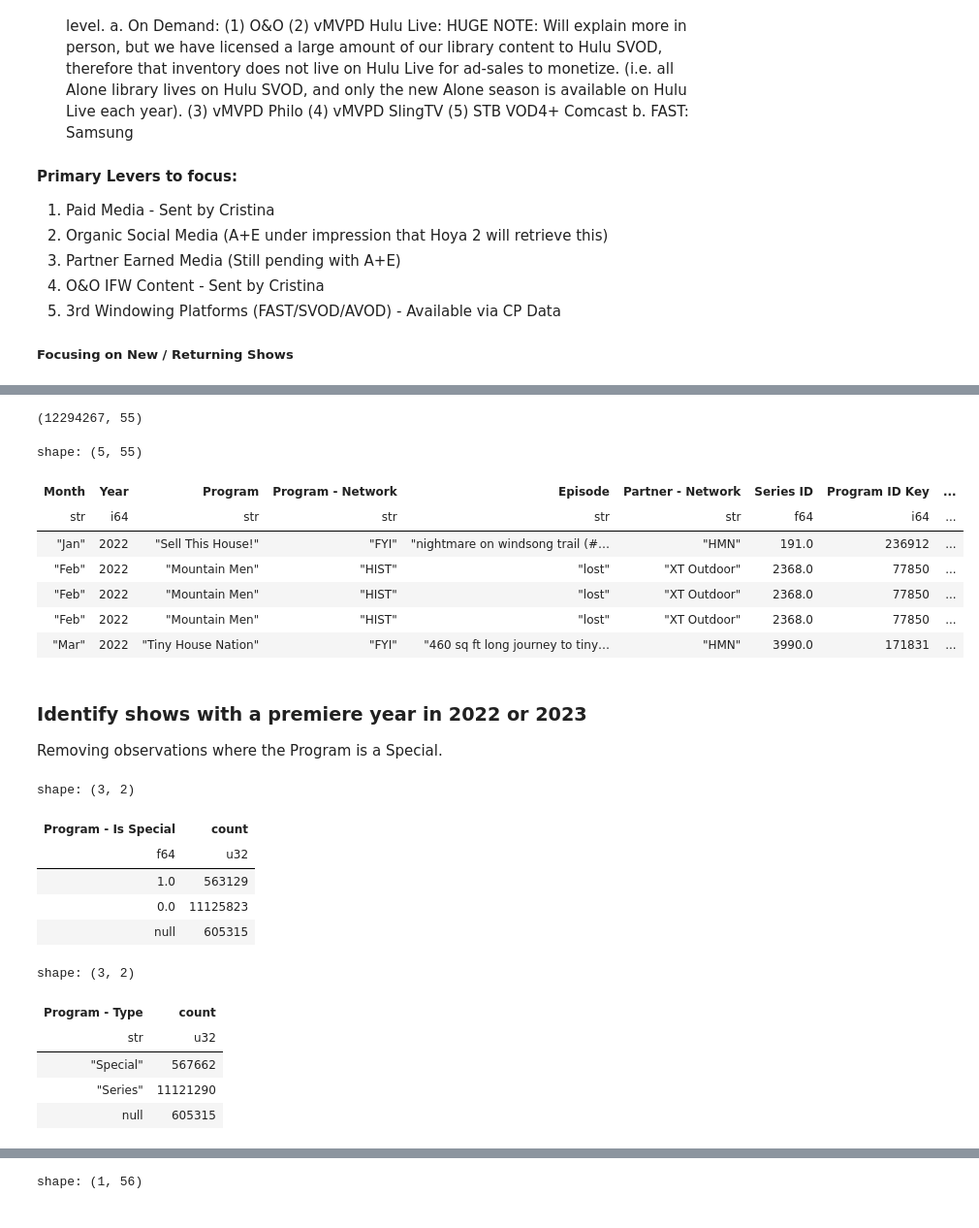
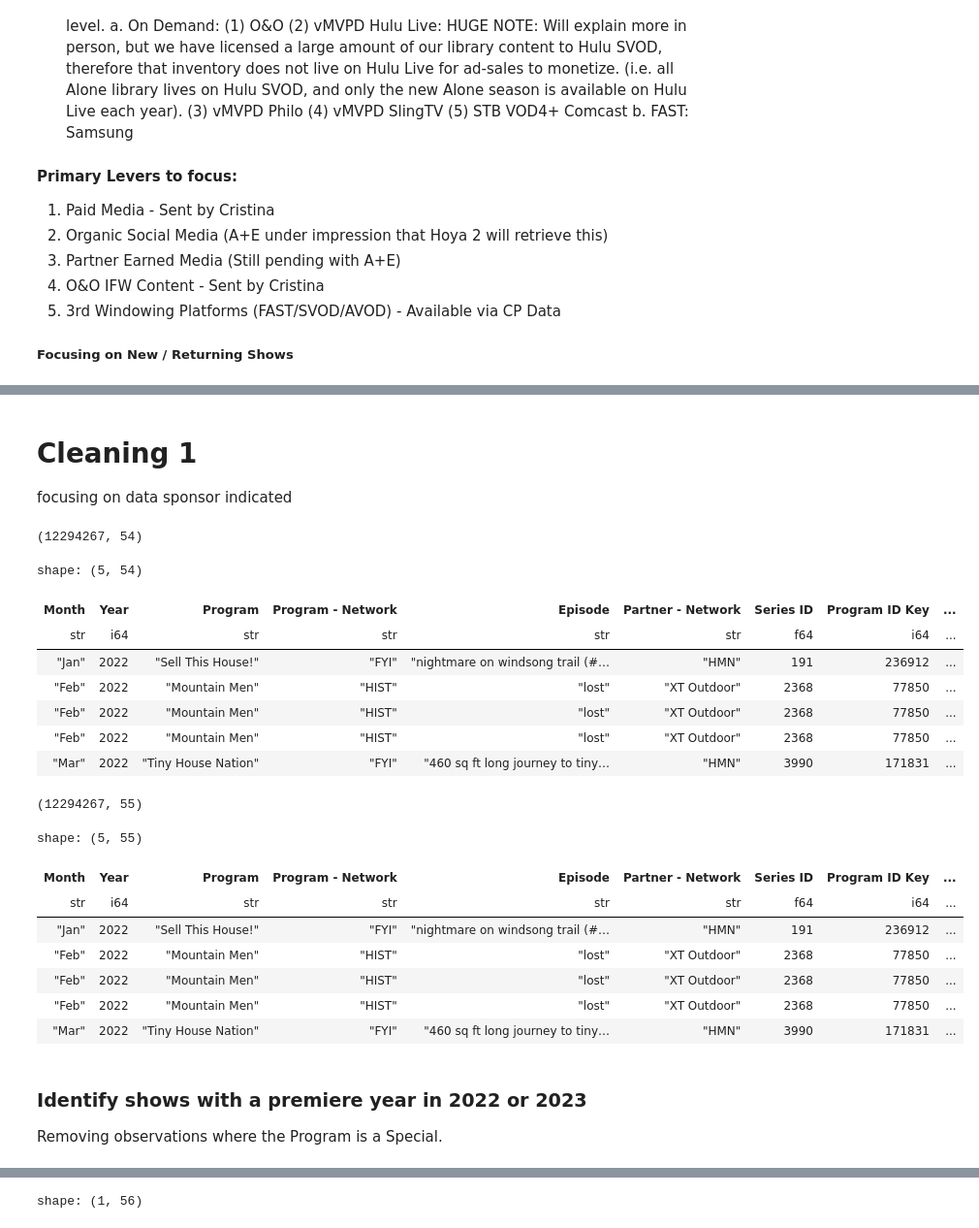
Before and after one commit to cjmireider/HOYA2, a Jupyter notebook: capstone_data_clean.ipynb, the cells around one changed output, grey strips where cells are left out. Shown at 97% size. Saved outputs shown, nothing was run; the diff lists cells and outputs as text; code cells hidden in the pictures.

```diff
--- a/capstone_data_clean.ipynb
+++ b/capstone_data_clean.ipynb
@@ -56,3 +111,28 @@ shape: (5, 54)
+# %% [markdown]
+# Cleaning 1
+focusing on data sponsor indicated
+# %%
+import pandas as pd
+import numpy as np
+import os
+import polars as pl
+
+pl.Config.set_fmt_float("full") #avoid displaying values in scientific notation
+
+df = pl.read_parquet('capstone_data.parquet')
+
+print(df.shape)
+df.head()
+# %% [output]
+(12294267, 54)
+shape: (5, 54)
+| Month | Year | Program | Program - Network | Episode | Partner - Network | Series ID | Program ID Key | ... |
+| str | i64 | str | str | str | str | f64 | i64 | ... |
+| "Jan" | 2022 | "Sell This House!" | "FYI" | "nightmare on windsong trail (#… | "HMN" | 191 | 236912 | ... |
+| "Feb" | 2022 | "Mountain Men" | "HIST" | "lost" | "XT Outdoor" | 2368 | 77850 | ... |
+| "Feb" | 2022 | "Mountain Men" | "HIST" | "lost" | "XT Outdoor" | 2368 | 77850 | ... |
+| "Feb" | 2022 | "Mountain Men" | "HIST" | "lost" | "XT Outdoor" | 2368 | 77850 | ... |
+| "Mar" | 2022 | "Tiny House Nation" | "FYI" | "460 sq ft long journey to tiny… | "HMN" | 3990 | 171831 | ... |
 # %%
 # Convert the column to datetime if it's not already in datetime format
 df = df.with_columns( pl.col("Program - Current Premiere Date").str.to_datetime(format="%Y-%m-%d").alias('program_current_premiere_date') )
@@ -70,32 +150,18 @@ df.head()
 shape: (5, 55)
 | Month | Year | Program | Program - Network | Episode | Partner - Network | Series ID | Program ID Key | ... |
 | str | i64 | str | str | str | str | f64 | i64 | ... |
-| "Jan" | 2022 | "Sell This House!" | "FYI" | "nightmare on windsong trail (#… | "HMN" | 191.0 | 236912 | ... |
-| "Feb" | 2022 | "Mountain Men" | "HIST" | "lost" | "XT Outdoor" | 2368.0 | 77850 | ... |
-| "Feb" | 2022 | "Mountain Men" | "HIST" | "lost" | "XT Outdoor" | 2368.0 | 77850 | ... |
-| "Feb" | 2022 | "Mountain Men" | "HIST" | "lost" | "XT Outdoor" | 2368.0 | 77850 | ... |
-| "Mar" | 2022 | "Tiny House Nation" | "FYI" | "460 sq ft long journey to tiny… | "HMN" | 3990.0 | 171831 | ... |
+| "Jan" | 2022 | "Sell This House!" | "FYI" | "nightmare on windsong trail (#… | "HMN" | 191 | 236912 | ... |
+| "Feb" | 2022 | "Mountain Men" | "HIST" | "lost" | "XT Outdoor" | 2368 | 77850 | ... |
+| "Feb" | 2022 | "Mountain Men" | "HIST" | "lost" | "XT Outdoor" | 2368 | 77850 | ... |
+| "Feb" | 2022 | "Mountain Men" | "HIST" | "lost" | "XT Outdoor" | 2368 | 77850 | ... |
+| "Mar" | 2022 | "Tiny House Nation" | "FYI" | "460 sq ft long journey to tiny… | "HMN" | 3990 | 171831 | ... |
 # %% [markdown]
 ### Identify shows with a premiere year in 2022 or 2023
 Removing observations where the Program is a Special.
 # %%
 df['Program - Is Special'].value_counts()
-# %% [output]
-shape: (3, 2)
-| Program - Is Special | count |
-| f64 | u32 |
-| 1.0 | 563129 |
-| 0.0 | 11125823 |
-| null | 605315 |
 # %%
 df['Program - Type'].value_counts()
-# %% [output]
-shape: (3, 2)
-| Program - Type | count |
-| str | u32 |
-| "Special" | 567662 |
-| "Series" | 11121290 |
-| null | 605315 |
 # %%
 df = df.filter( (pl.col("premiere_year").is_in([2022, 2023])) &
                 (pl.col("Program - Is Special") != 1) &
```
Also changed, not shown: parts of 52 cells of this notebook, 2 other files.
